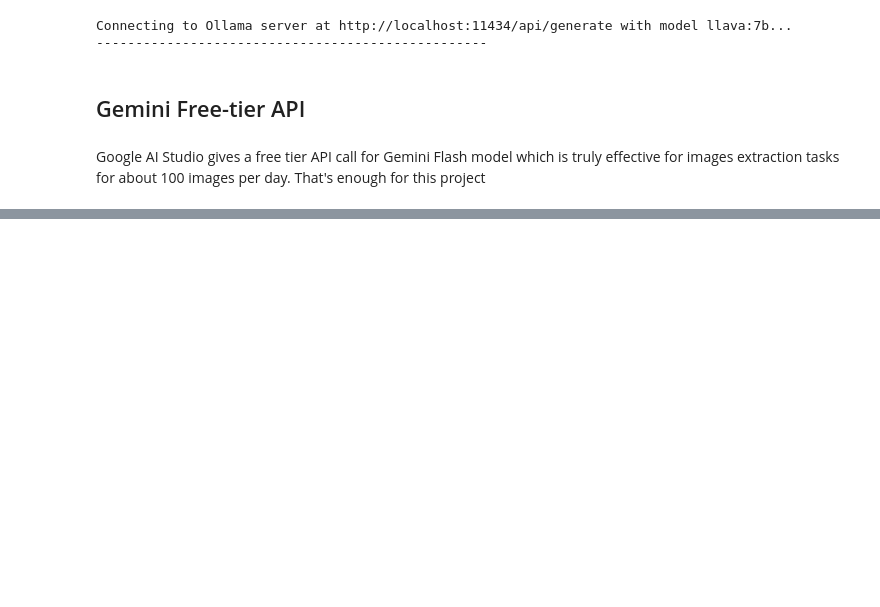
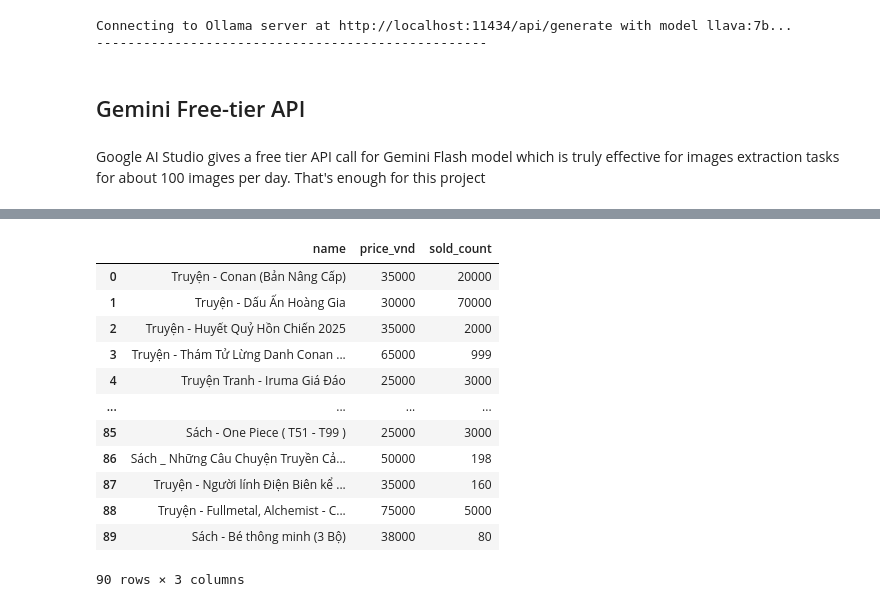
Before and after one commit to quocan91tc/DALAS_Project, a Jupyter notebook: main.ipynb, the cells around one changed output, grey strips where cells are left out. Drawn from its saved outputs; the diff is of its cells as text; code cells hidden in the pictures; blank space fills up the shorter version.

```diff
--- a/main.ipynb
+++ b/main.ipynb
@@ -377,7 +372,7 @@ import time
 apiKey = "AIzaSyD1bhORGVLHJHKOmNMRM001QtTQ_Rcj1do"
 MODEL_NAME = "gemini-2.5-flash-preview-05-20"
 API_URL = f"https://generativelanguage.googleapis.com/v1beta/models/{MODEL_NAME}:generateContent?key={apiKey}"
-IMAGE_PATH = 'data/kimdong1.png'
+
 
 # 1. Image Encoding Function (Required for API submission)
 def encode_image_to_base64(image_path: str) -> Optional[str]:
@@ -392,6 +387,8 @@ def encode_image_to_base64(image_path: str) -> Optional[str]:
     except Exception as e:
         print(f"Error reading image file: {e}")
         return None
+
+
 # 2. Gemini Extraction Function
 def extract_structured_data_gemini(base64_image: str) -> Tuple[Optional[List[Dict[str, Any]]], Optional[str]]:
     """
@@ -433,7 +430,7 @@ def extract_structured_data_gemini(base64_image: str) -> Tuple[Optional[List[Dic
                     "properties": {
                         "name": {"type": "STRING", "description": "The full product name or title."},
                         "price_vnd": {"type": "INTEGER", "description": "The numerical price in VND."},
-                        "sold_count": {"type": "INTEGER", "description": "The numerical count of items sold (k converted to 000)."}
+                        "sold_count": {"type": "INTEGER", "description": "The numerical count of items sold."}
                     },
                     "required": ["name", "price_vnd", "sold_count"]
                 }
@@ -561,0 +486,10 @@ def translate_text_with_gemini(text: str, max_retries: int = 3) -> str:
+# %%
+SHP_DATA_PATH = 'data'
+CURR_DIR = os.getcwd()
+
+df_sells = pd.DataFrame(columns=['name', 'price_vnd', 'sold_count'])
+for path in os.listdir(SHP_DATA_PATH):
+    ipath = os.path.join(CURR_DIR, SHP_DATA_PATH, path)
+    print(ipath)
+    df_extracted = ocr(ipath)
+    df_sells = pd.concat([df_sells, df_extracted], ignore_index=True)
@@ -561,0 +514,16 @@ def translate_text_with_gemini(text: str, max_retries: int = 3) -> str:
+# %%
+df_sells
+# %% [output]
+|  | name | price_vnd | sold_count |
+| 0 | Truyện - Conan (Bản Nâng Cấp) | 35000 | 20000 |
+| 1 | Truyện - Dấu Ấn Hoàng Gia | 30000 | 70000 |
+| 2 | Truyện - Huyết Quỷ Hồn Chiến 2025 | 35000 | 2000 |
+| 3 | Truyện - Thám Tử Lừng Danh Conan ... | 65000 | 999 |
+| 4 | Truyện Tranh - Iruma Giá Đáo | 25000 | 3000 |
+| ... | ... | ... | ... |
+| 85 | Sách - One Piece ( T51 - T99 ) | 25000 | 3000 |
+| 86 | Sách _ Những Câu Chuyện Truyền Cả... | 50000 | 198 |
+| 87 | Truyện - Người lính Điện Biên kể ... | 35000 | 160 |
+| 88 | Truyện - Fullmetal, Alchemist - C... | 75000 | 5000 |
+| 89 | Sách - Bé thông minh (3 Bộ) | 38000 | 80 |
+90 rows × 3 columns
```
Also changed, not shown: parts of 19 cells of this notebook.
